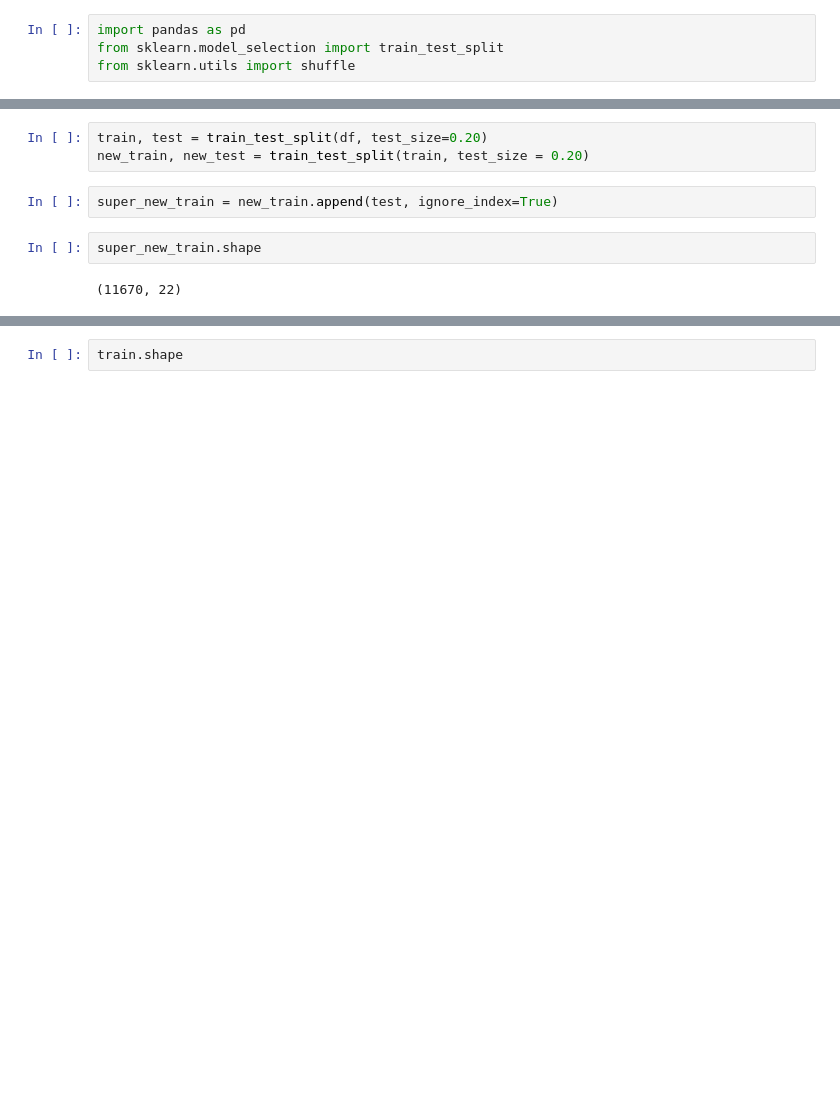
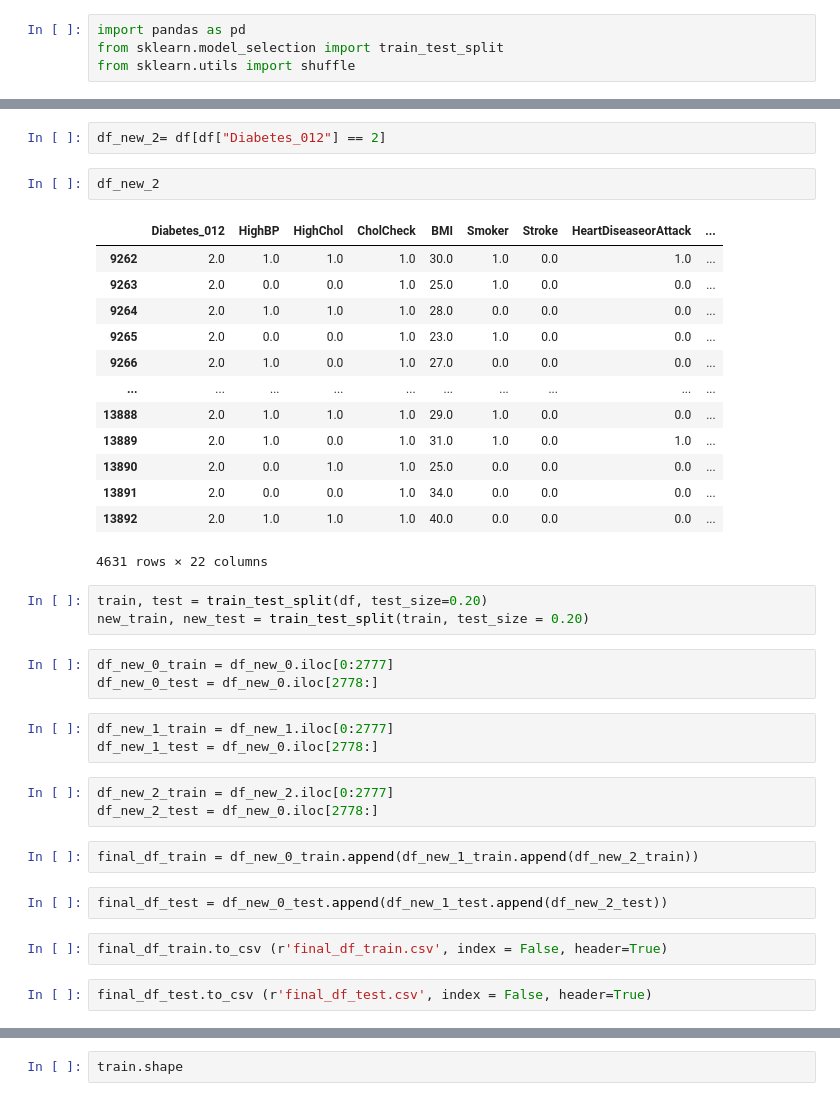
Before and after one commit to clumsyspeedboat/Decision-Tree-Neo4j, a Jupyter notebook: Dataset 4 - Diabetes/DatasetSplitter.ipynb, the cells around one changed output, grey strips where cells are left out. Cells and saved outputs as stored; diff of their text form; blank space fills up the shorter version.

```diff
--- a/Dataset 4 - Diabetes/DatasetSplitter.ipynb
+++ b/Dataset 4 - Diabetes/DatasetSplitter.ipynb
@@ -18,9 +53,38 @@ df.head()
+# %%
+df_new_2= df[df["Diabetes_012"] == 2]
+# %%
+df_new_2
+# %% [output]
+|  | Diabetes_012 | HighBP | HighChol | CholCheck | BMI | Smoker | Stroke | HeartDiseaseorAttack | ... |
+| 9262 | 2.0 | 1.0 | 1.0 | 1.0 | 30.0 | 1.0 | 0.0 | 1.0 | ... |
+| 9263 | 2.0 | 0.0 | 0.0 | 1.0 | 25.0 | 1.0 | 0.0 | 0.0 | ... |
+| 9264 | 2.0 | 1.0 | 1.0 | 1.0 | 28.0 | 0.0 | 0.0 | 0.0 | ... |
+| 9265 | 2.0 | 0.0 | 0.0 | 1.0 | 23.0 | 1.0 | 0.0 | 0.0 | ... |
+| 9266 | 2.0 | 1.0 | 0.0 | 1.0 | 27.0 | 0.0 | 0.0 | 0.0 | ... |
+| ... | ... | ... | ... | ... | ... | ... | ... | ... | ... |
+| 13888 | 2.0 | 1.0 | 1.0 | 1.0 | 29.0 | 1.0 | 0.0 | 0.0 | ... |
+| 13889 | 2.0 | 1.0 | 0.0 | 1.0 | 31.0 | 1.0 | 0.0 | 1.0 | ... |
+| 13890 | 2.0 | 0.0 | 1.0 | 1.0 | 25.0 | 0.0 | 0.0 | 0.0 | ... |
+| 13891 | 2.0 | 0.0 | 0.0 | 1.0 | 34.0 | 0.0 | 0.0 | 0.0 | ... |
+| 13892 | 2.0 | 1.0 | 1.0 | 1.0 | 40.0 | 0.0 | 0.0 | 0.0 | ... |
+4631 rows × 22 columns
 # %%
 train, test = train_test_split(df, test_size=0.20)
 new_train, new_test = train_test_split(train, test_size = 0.20)
-# %%
-super_new_train = new_train.append(test, ignore_index=True)
-# %%
-super_new_train.shape
-# %% [output]
-(11670, 22)
+# %%
+df_new_0_train = df_new_0.iloc[0:2777]
+df_new_0_test = df_new_0.iloc[2778:]
+# %%
+df_new_1_train = df_new_1.iloc[0:2777]
+df_new_1_test = df_new_0.iloc[2778:]
+# %%
+df_new_2_train = df_new_2.iloc[0:2777]
+df_new_2_test = df_new_0.iloc[2778:]
+# %%
+final_df_train = df_new_0_train.append(df_new_1_train.append(df_new_2_train))
+# %%
+final_df_test = df_new_0_test.append(df_new_1_test.append(df_new_2_test))
+# %%
+final_df_train.to_csv (r'final_df_train.csv', index = False, header=True)
+# %%
+final_df_test.to_csv (r'final_df_test.csv', index = False, header=True)
```
Also changed, not shown: parts of 11 cells of this notebook, 2 other files.
